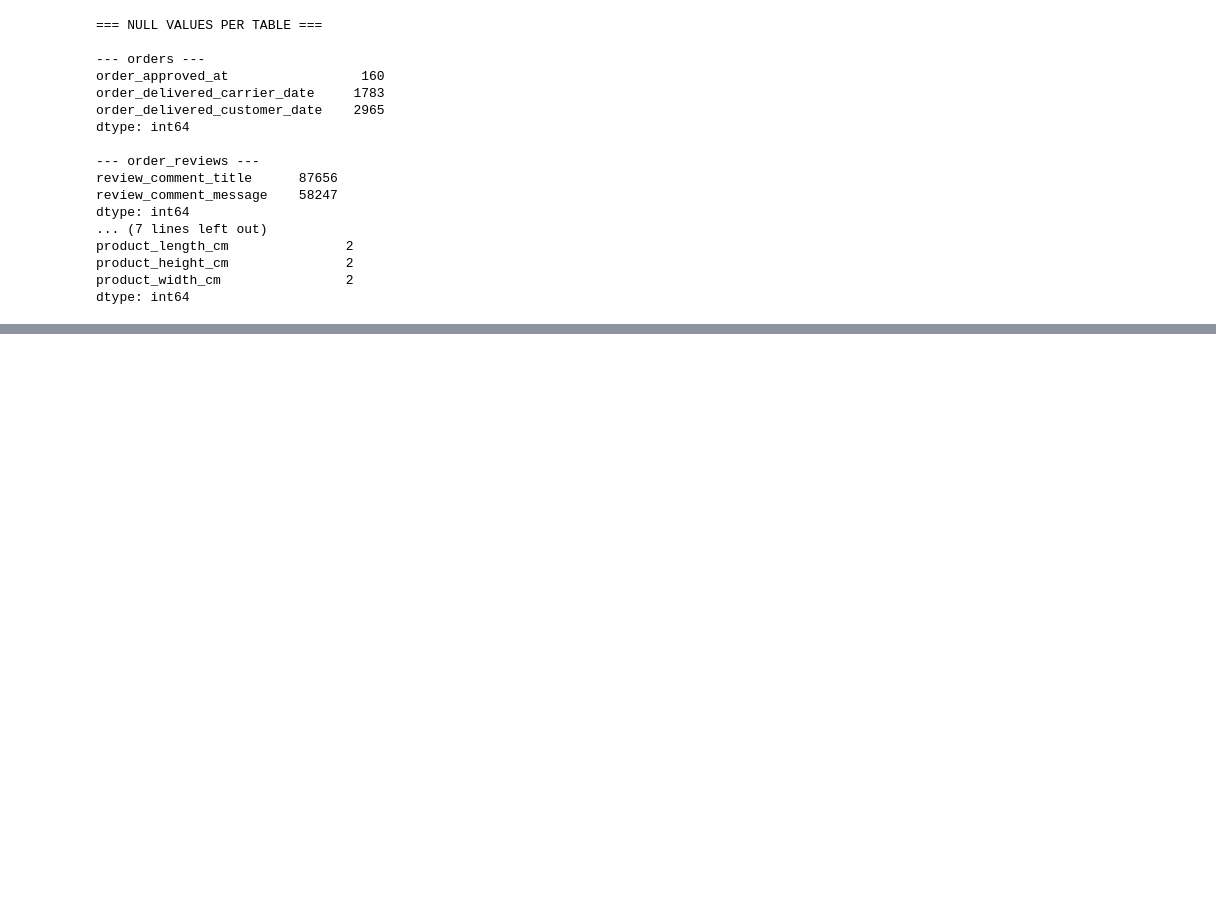
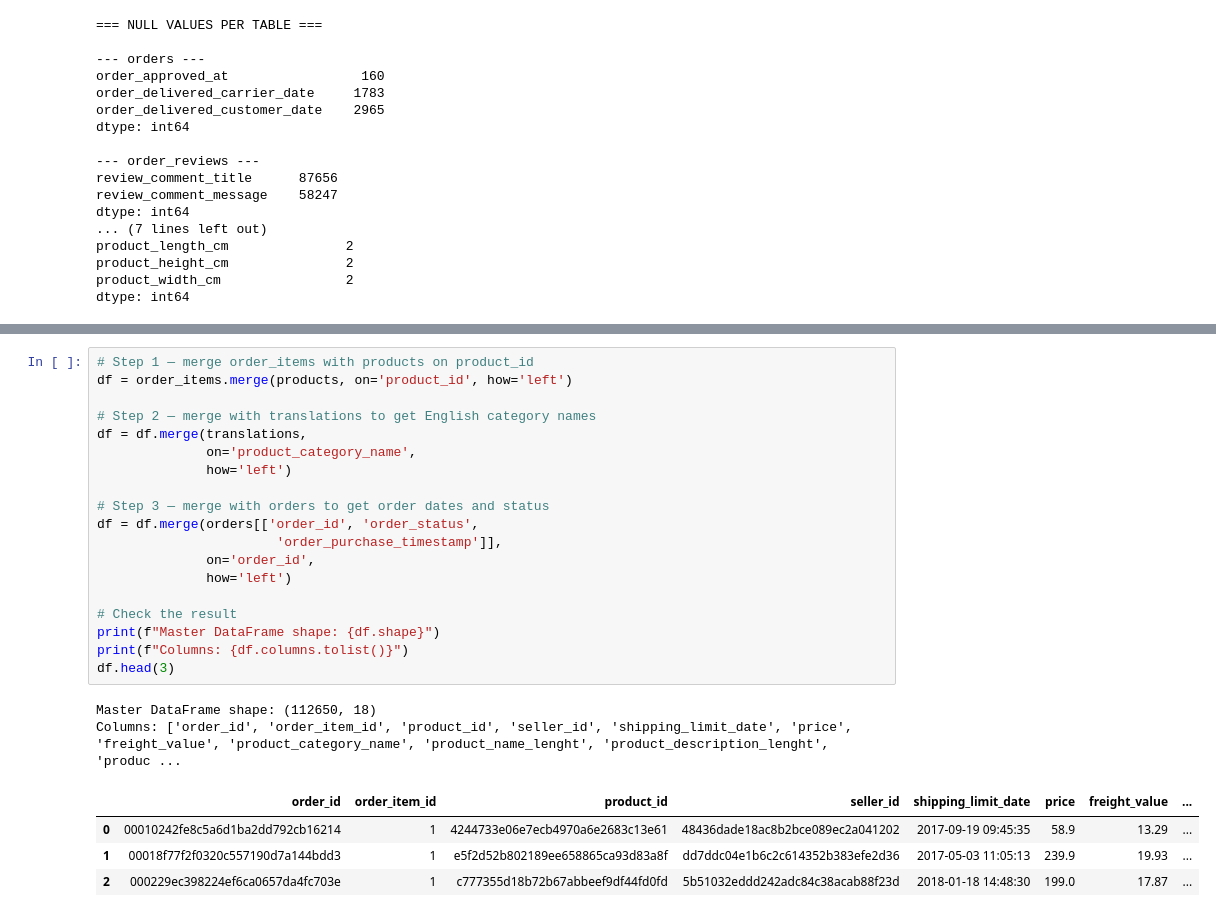
Before and after one commit to ragasree123/olist-ecommerce-analysis, a Jupyter notebook: notebooks/01_schema_exploration.ipynb, the cells around one changed output, grey strips where cells are left out. Drawn from its saved outputs; the diff is of its cells as text; blank space fills up the shorter version.

```diff
--- a/notebooks/01_schema_exploration.ipynb
+++ b/notebooks/01_schema_exploration.ipynb
@@ -336,0 +342,26 @@ dtype: int64
+# %%
+# Step 1 — merge order_items with products on product_id
+df = order_items.merge(products, on='product_id', how='left')
+
+# Step 2 — merge with translations to get English category names
+df = df.merge(translations,
+              on='product_category_name',
+              how='left')
+
+# Step 3 — merge with orders to get order dates and status
+df = df.merge(orders[['order_id', 'order_status',
+                       'order_purchase_timestamp']],
+              on='order_id',
+              how='left')
+
+# Check the result
+print(f"Master DataFrame shape: {df.shape}")
+print(f"Columns: {df.columns.tolist()}")
+df.head(3)
+# %% [output]
+Master DataFrame shape: (112650, 18)
+Columns: ['order_id', 'order_item_id', 'product_id', 'seller_id', 'shipping_limit_date', 'price', 'freight_value', 'product_category_name', 'product_name_lenght', 'product_description_lenght', 'produc ...
+|  | order_id | order_item_id | product_id | seller_id | shipping_limit_date | price | freight_value | ... |
+| 0 | 00010242fe8c5a6d1ba2dd792cb16214 | 1 | 4244733e06e7ecb4970a6e2683c13e61 | 48436dade18ac8b2bce089ec2a041202 | 2017-09-19 09:45:35 | 58.9 | 13.29 | ... |
+| 1 | 00018f77f2f0320c557190d7a144bdd3 | 1 | e5f2d52b802189ee658865ca93d83a8f | dd7ddc04e1b6c2c614352b383efe2d36 | 2017-05-03 11:05:13 | 239.9 | 19.93 | ... |
+| 2 | 000229ec398224ef6ca0657da4fc703e | 1 | c777355d18b72b67abbeef9df44fd0fd | 5b51032eddd242adc84c38acab88f23d | 2018-01-18 14:48:30 | 199.0 | 17.87 | ... |
```
Also changed, not shown: parts of 4 cells of this notebook.
